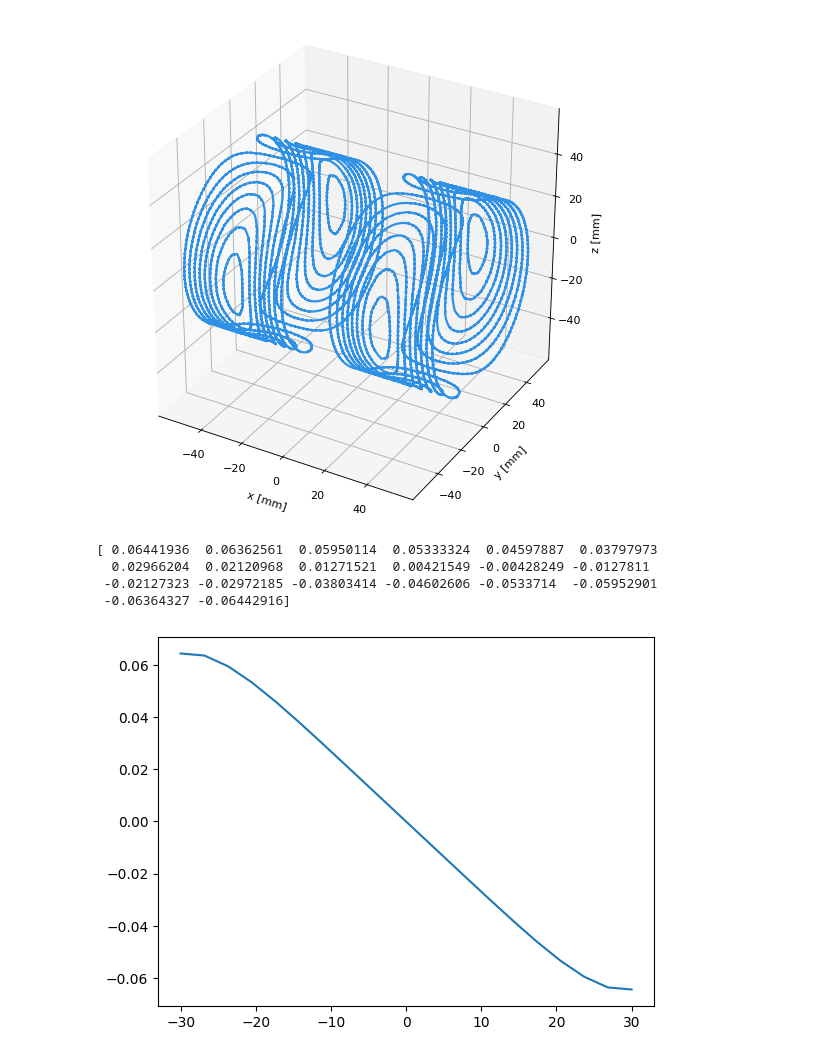
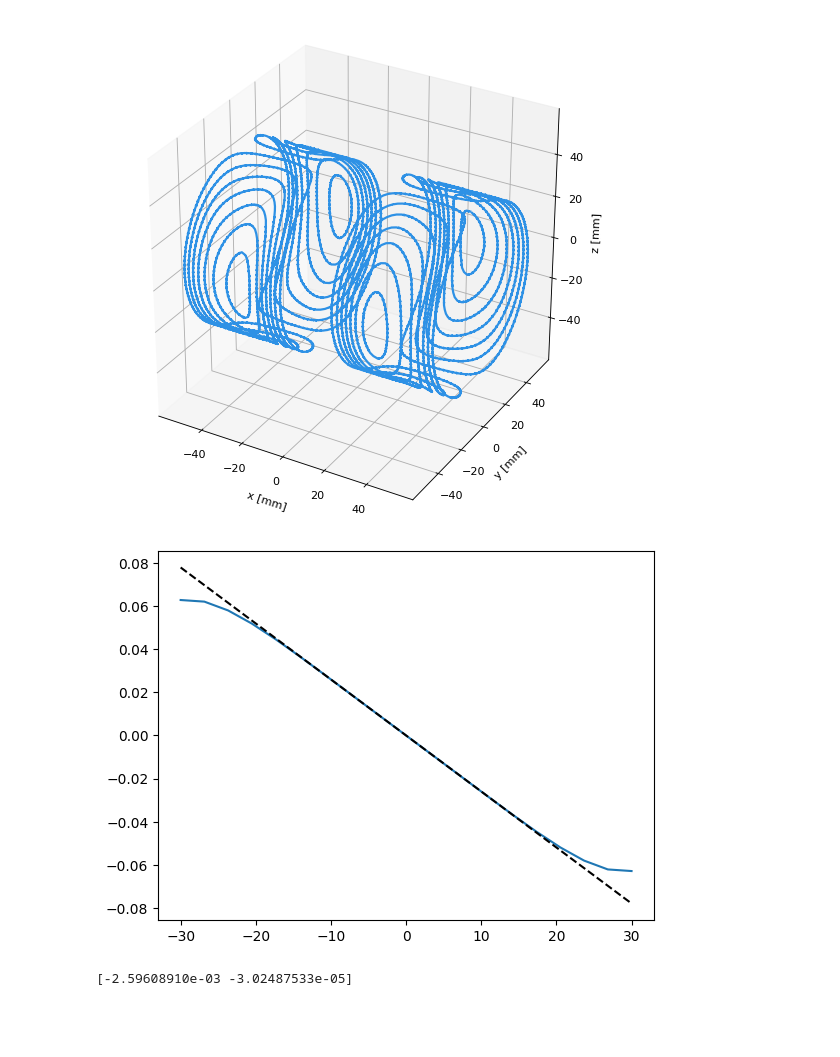
Before and after one commit to DavideRuzza/MiniMri, a Jupyter notebook: Gradient_coil/grad_coil_field_sim.ipynb, the cells around one changed output. Drawn from its saved outputs; the diff is of its cells as text; code cells hidden in the pictures; blank space fills up the shorter version.

```diff
--- a/Gradient_coil/grad_coil_field_sim.ipynb
+++ b/Gradient_coil/grad_coil_field_sim.ipynb
@@ -12,27 +12,25 @@ rho_c = 1.678E-8  # ohm*m
 # %%
 paths = []
 
 I = 1
-
 for i in range(32):
+    #13
+    if i in [13, 15, 18, 19]:
+        continue
     try:
         paths.append(np.loadtxt(f"line_path/{i}.txt")[::2])
     except:
         pass
 
 coils = []
-
 for p in paths:
     coils.append(magpy.current.Line(I, p))
-
 tot_coil = coils[0]
-
 for c in coils[1:]:
     tot_coil+=c
-
 tot_coil.show()
 # %% [output]
-[figure, old version]
+[figure, new version]
 # %%
 size = 100
 ts = np.linspace(-25, 25, size)
@@ -52,30 +50,35 @@ Bxy = tot_coil.getB(gridxy)
 # %%
 Byz = tot_coil.getB(gridyz)
 # %%
+# Y grdient
 y = np.linspace(-30, 30, 20)
-sens = [magpy.Sensor((0, i, 0)) for i in y]
-sens1 = magpy.Sensor((0, 5, 0))
-sens2 = magpy.Sensor((0, -5, 0))
+y_l = np.linspace(-5, 5, 20)
+sy = [magpy.Sensor((0, i, 0)) for i in y]
+sy_l = [magpy.Sensor((0, i, 0)) for i in y_l]
 
-B_sens = tot_coil.getB(*sens)[:,0]
-By_top = tot_coil.getB(sens1)[0]
-By_bot = tot_coil.getB(sens2)[0]
+By = tot_coil.getB(*sy)[:,0]
+By_l = tot_coil.getB(*sy_l)[:,0]
 
-dbdy = (By_top-By_bot)/10.
-grad_xy = gridxy[:,:,1]*dbdy
+# ciao
+
+coef = np.polyfit(y_l,By_l,1)
+poly1d_fn = np.poly1d(coef)
+
+
+grad_xy = gridxy[:,:,1]*coef[0]+coef[1]
 grad_xy.shape
 
-grad_yz = gridyz[:,:,1]*dbdy
+grad_yz = gridyz[:,:,1]*coef[0]+coef[1]
 grad_yz.shape
 
-plt.plot(y, B_sens)
-print(B_sens)
+plt.plot(y, By)
+plt.plot(y, poly1d_fn(y), '--k')
+plt.show()
+
+print(coef)
 # %% [output]
+[figure, new version]
-[ 0.06441936  0.06362561  0.05950114  0.05333324  0.04597887  0.03797973
-  0.02966204  0.02120968  0.01271521  0.00421549 -0.00428249 -0.0127811
- -0.02127323 -0.02972185 -0.03803414 -0.04602606 -0.0533714  -0.05952901
- -0.06364327 -0.06442916]
+[-2.59608910e-03 -3.02487533e-05]
-[figure, old version]
 # %%
 fig = plt.figure(figsize=(16, 9), dpi=90)
 plt.subplot(2, 3, 1)
```
Also changed, not shown: parts of 2 cells of this notebook.
